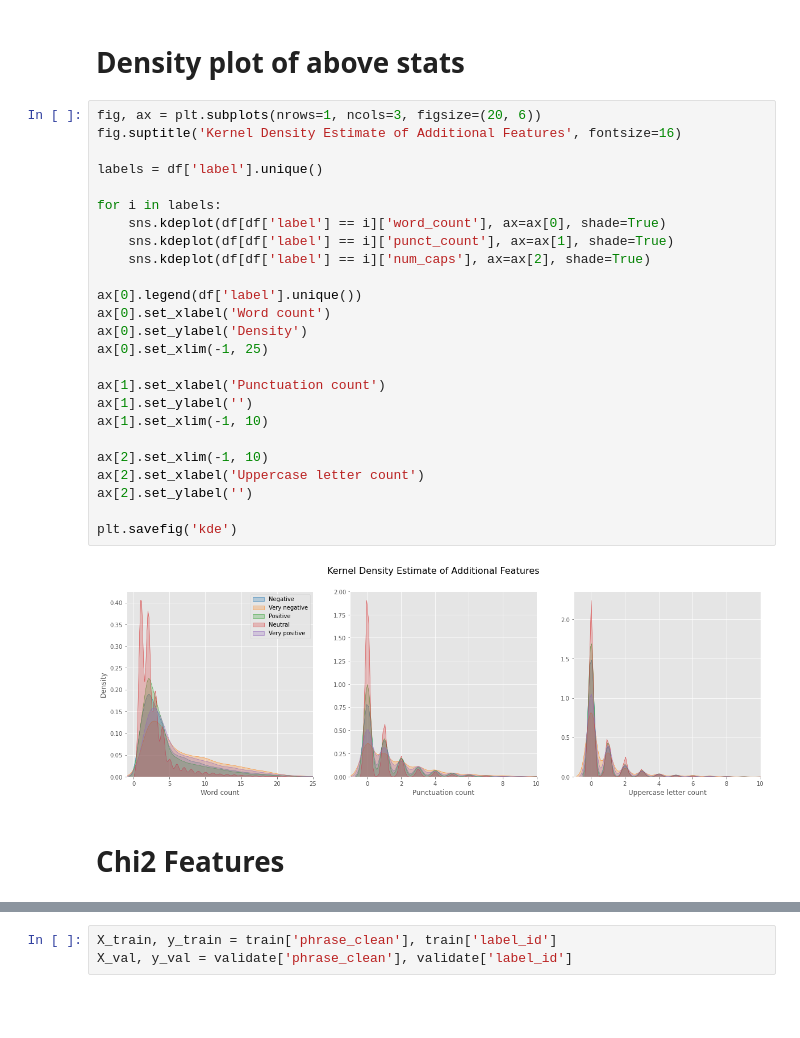
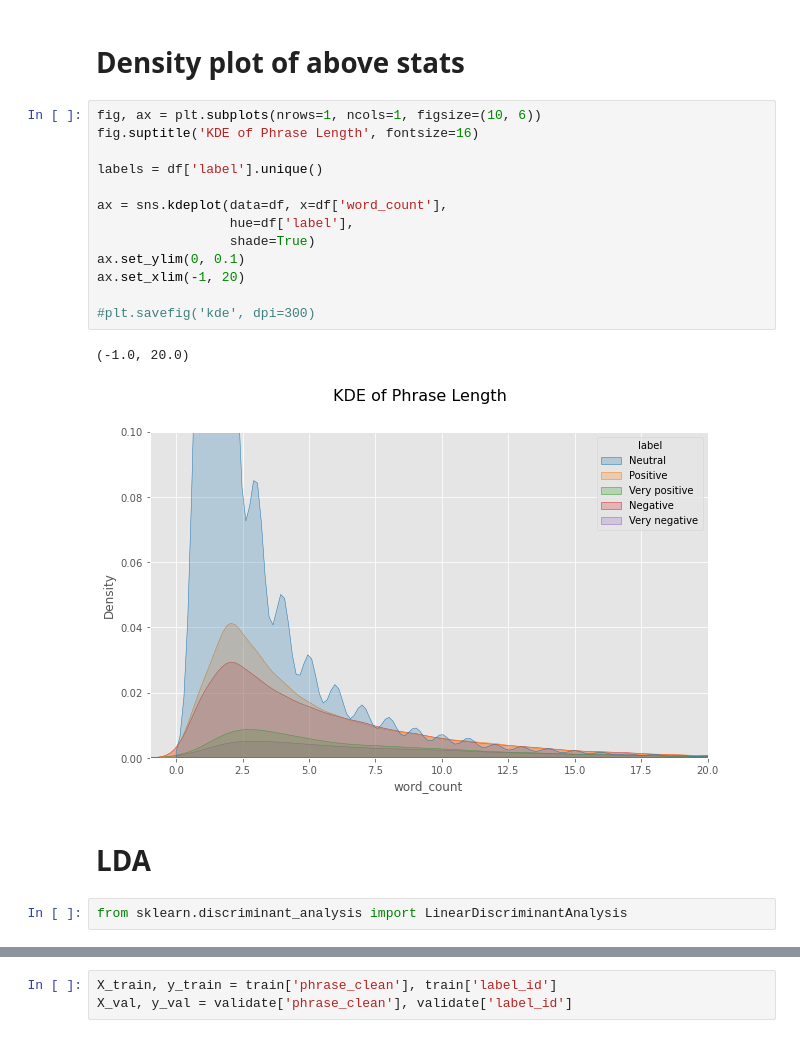
Before and after one commit to oaarnikoivu/dme-sentiment, a Jupyter notebook: EDA.ipynb, the cells around one changed output, grey strips where cells are left out. Drawn from its saved outputs; the diff is of its cells as text; blank space fills up the shorter version.

```diff
--- a/EDA.ipynb
+++ b/EDA.ipynb
@@ -280,34 +291,25 @@ plot_stats(numcap_stats, xlabel='Sentiment', ylabel='', title='Mean and Median N
 - Could be a good feature to include in classification to discriminate classes from each other, as well.
 # %% [markdown]
 # Density plot of above stats
-# %%
-fig, ax = plt.subplots(nrows=1, ncols=3, figsize=(20, 6))
-fig.suptitle('Kernel Density Estimate of Additional Features', fontsize=16)
-
-labels = df['label'].unique()
-
-for i in labels:
-    sns.kdeplot(df[df['label'] == i]['word_count'], ax=ax[0], shade=True)
-    sns.kdeplot(df[df['label'] == i]['punct_count'], ax=ax[1], shade=True)
-    sns.kdeplot(df[df['label'] == i]['num_caps'], ax=ax[2], shade=True)
-
-ax[0].legend(df['label'].unique())
-ax[0].set_xlabel('Word count')
-ax[0].set_ylabel('Density')
-ax[0].set_xlim(-1, 25)
-
-ax[1].set_xlabel('Punctuation count')
-ax[1].set_ylabel('')
-ax[1].set_xlim(-1, 10)
-
-ax[2].set_xlim(-1, 10)
-ax[2].set_xlabel('Uppercase letter count')
-ax[2].set_ylabel('')
-
-plt.savefig('kde')
-# %% [output]
-[figure, removed]
-# %% [markdown]
-# Chi2 Features
+# %%
+fig, ax = plt.subplots(nrows=1, ncols=1, figsize=(10, 6))
+fig.suptitle('KDE of Phrase Length', fontsize=16)
+
+labels = df['label'].unique()
+
+ax = sns.kdeplot(data=df, x=df['word_count'],
+                 hue=df['label'],
+                 shade=True)
+ax.set_ylim(0, 0.1)
+ax.set_xlim(-1, 20)
+
+#plt.savefig('kde', dpi=300)
+# %% [output]
+(-1.0, 20.0)
+[figure, added]
+# %% [markdown]
+# LDA
+# %%
+from sklearn.discriminant_analysis import LinearDiscriminantAnalysis
 # %%
 train, validate, _ = DataLoader().create_dataframe(preprocess=True, split=True, remove_duplicates=True)
```
Also changed, not shown: parts of 30 cells of this notebook, 2 other files.
